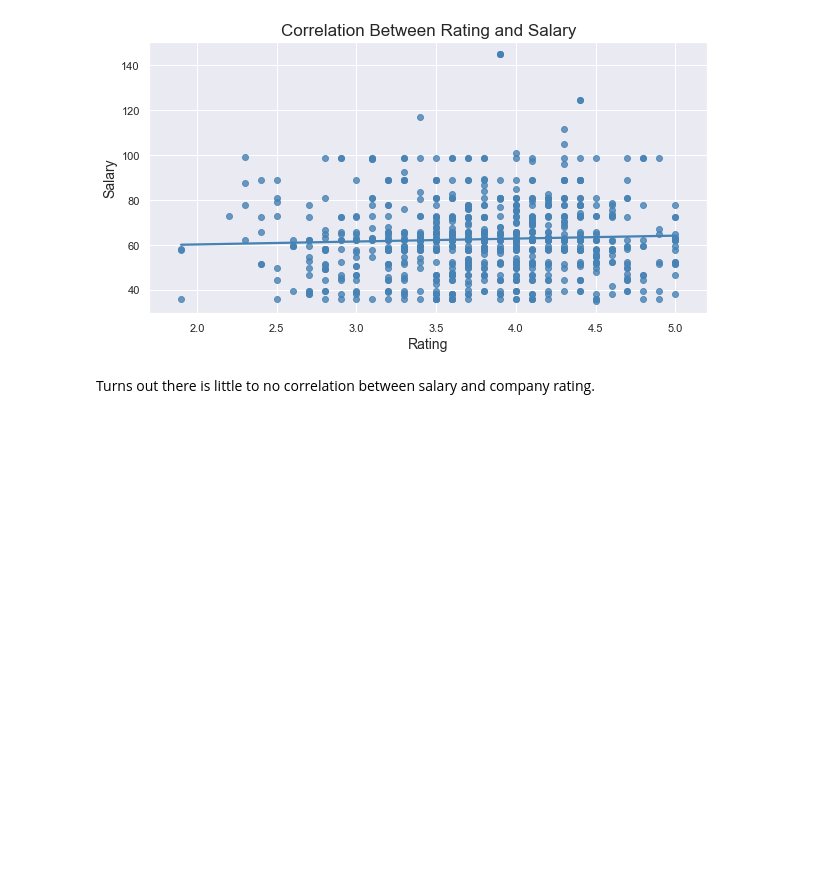
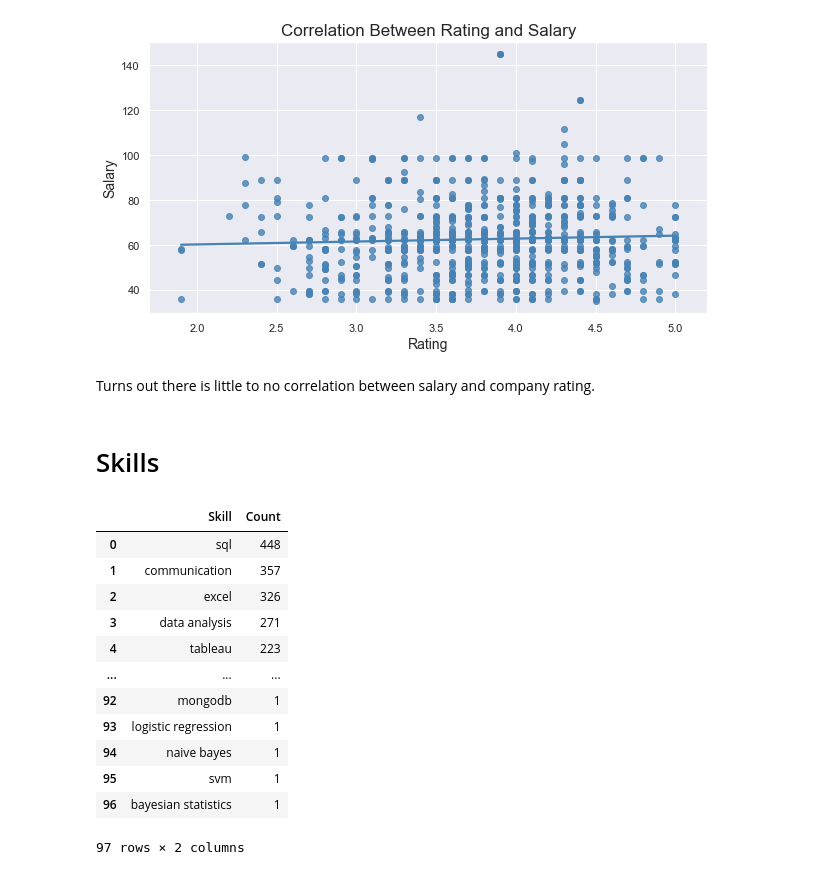
Before and after one commit to kodingwithkelly/GlassdoorProj, a Jupyter notebook: Glassdoor_EDA.ipynb, the cells around one changed output. Saved outputs shown, nothing was run; the diff lists cells and outputs as text; code cells hidden in the pictures; blank space fills up the shorter version.

```diff
--- a/Glassdoor_EDA.ipynb
+++ b/Glassdoor_EDA.ipynb
@@ -453,3 +453,5 @@ plt.show()
 [figure]
 # %% [markdown]
 Turns out there is little to no correlation between salary and company rating.
+# %% [markdown]
+# Skills
@@ -455,0 +460,16 @@ Turns out there is little to no correlation between salary and company rating.
+# %%
+skills
+# %% [output]
+|  | Skill | Count |
+| 0 | sql | 448 |
+| 1 | communication | 357 |
+| 2 | excel | 326 |
+| 3 | data analysis | 271 |
+| 4 | tableau | 223 |
+| ... | ... | ... |
+| 92 | mongodb | 1 |
+| 93 | logistic regression | 1 |
+| 94 | naive bayes | 1 |
+| 95 | svm | 1 |
+| 96 | bayesian statistics | 1 |
+97 rows × 2 columns
```
Also changed, not shown: parts of 3 cells of this notebook.
